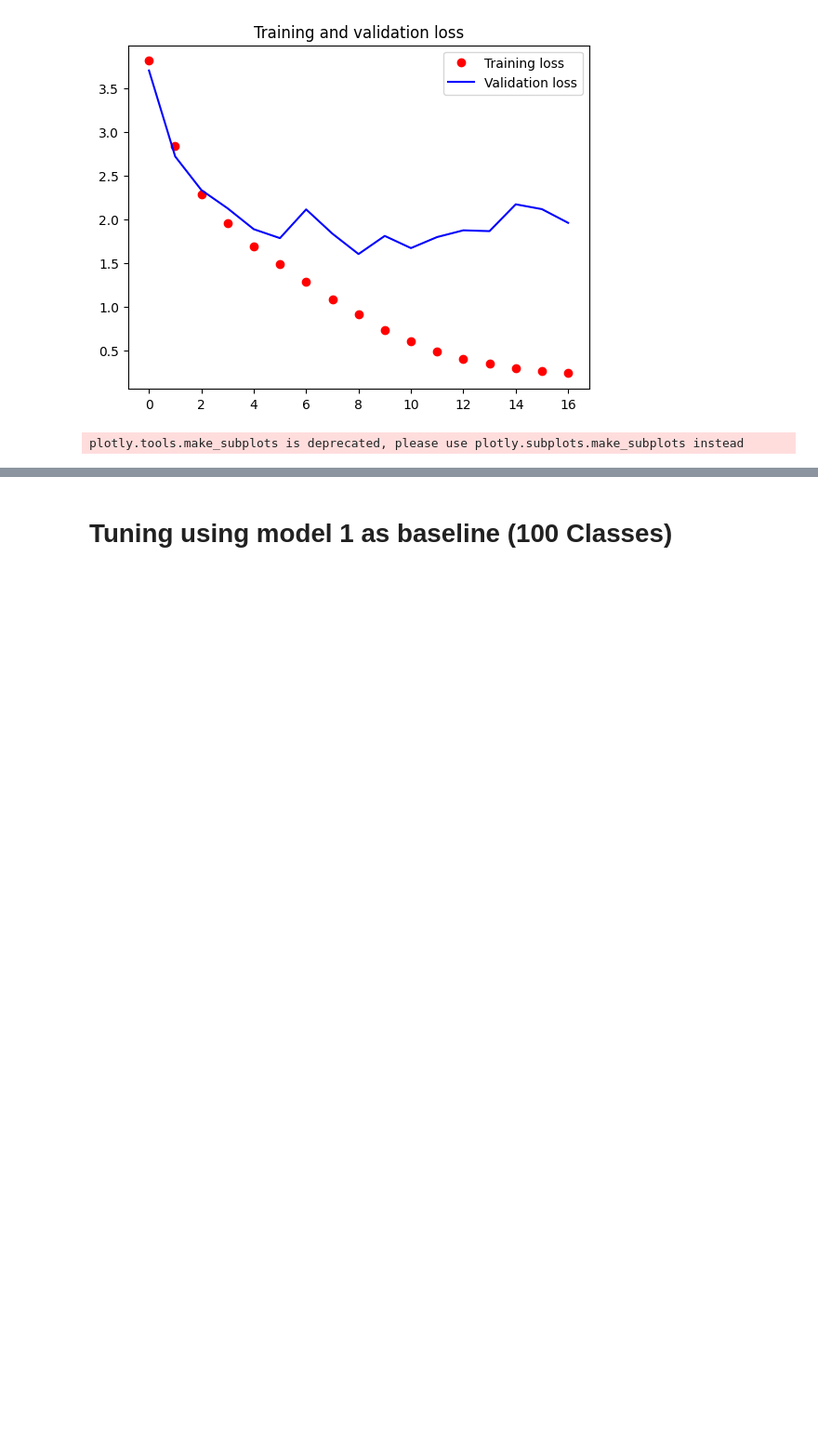
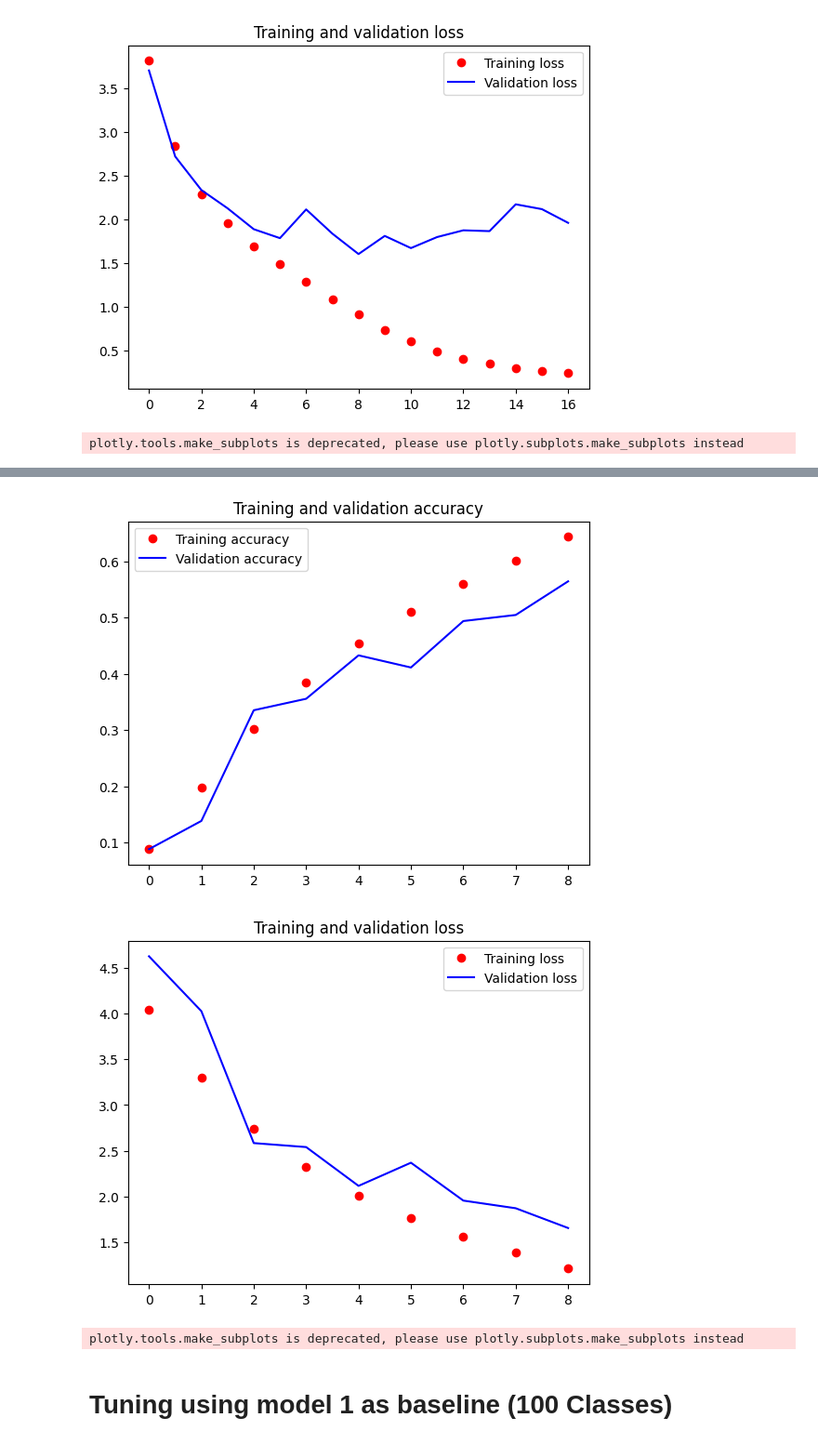
Before and after one commit to Xyl0w/DeepLearning_CA1, a Jupyter notebook: Assignemnt_2/work.ipynb, the cells around one changed output, grey strips where cells are left out. Shown at 93% size. Cells and saved outputs as stored; diff of their text form; code cells hidden in the pictures; blank space fills up the shorter version.

Commit message:
Added new models and regulizers

```diff
--- a/Assignemnt_2/work.ipynb
+++ b/Assignemnt_2/work.ipynb
@@ -552,0 +611,12 @@ plotly.tools.make_subplots is deprecated, please use plotly.subplots.make_subplo
+# %%
+# Import the EarlyStopping and ModelCheckpoint callbacks
+from keras.callbacks import EarlyStopping, ModelCheckpoint
+early_stop = EarlyStopping(monitor='val_accuracy', mode='min', verbose=1, patience=8, restore_best_weights = True)
+
+# Fit data to model
+history = build_model4().fit(x_train, y_train,
+                    batch_size=50,
+                   epochs=600,
+                   validation_data=(x_valid, y_valid),
+                   verbose=1,
+                   callbacks=[early_stop])
@@ -552,0 +641,3 @@ plotly.tools.make_subplots is deprecated, please use plotly.subplots.make_subplo
+# %%
+plot_graph(history)
+# %% [output]
@@ -553,3 +646,9 @@ plotly.tools.make_subplots is deprecated, please use plotly.subplots.make_subplo
+[figure, added]
+[figure, added]
+# %%
+plot_accuracy_and_loss(history)
+# %% [output]
+plotly.tools.make_subplots is deprecated, please use plotly.subplots.make_subplots instead
 # %% [markdown]
 # Tuning using model 1 as baseline (100 Classes)
 # %% [markdown]
```
Also changed, not shown: parts of 42 cells of this notebook, 11 other files.
